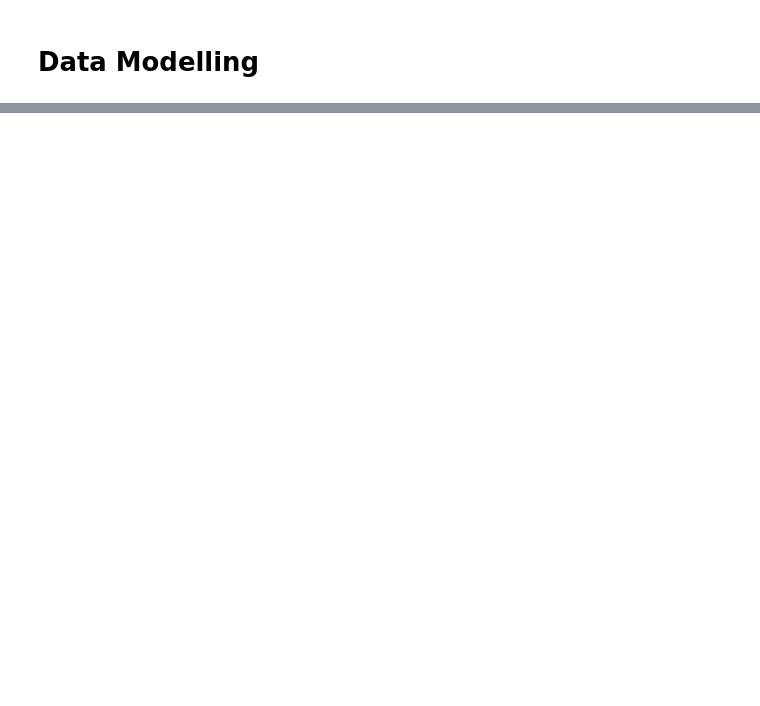
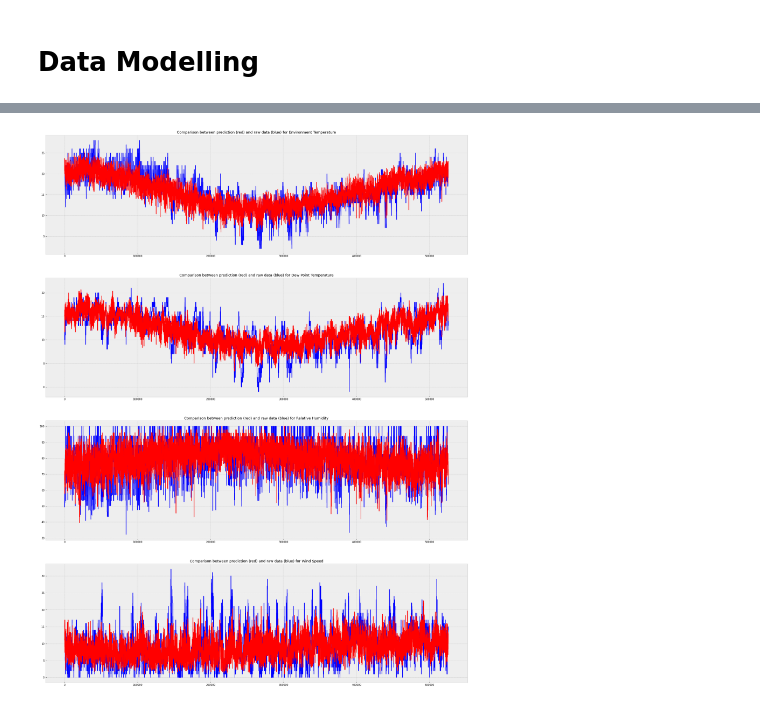
Before and after one commit to mwon369/MSA-Phase-2-2022-Data-Science-Project, a Jupyter notebook: submission.ipynb, the cells around one changed output, grey strips where cells are left out. Drawn from its saved outputs; the diff is of its cells as text; code cells hidden in the pictures; blank space fills up the shorter version.

```diff
--- a/submission.ipynb
+++ b/submission.ipynb
@@ -244,0 +275,45 @@ fig1.show()
+# %%
+yearly_timeframe = []
+
+for i in range(17520):
+    yearly_timeframe.append(i*30)
+
+yearly_timeframe_df = pd.DataFrame(yearly_timeframe, columns=["0"])
+prediction_comparison = knn_model.predict(yearly_timeframe_df)
+
+prediction_comparison_df = pd.DataFrame(prediction_comparison, columns=["0","1","2","3"])
+prediction_comparison_df.insert(0, "Yearly Timeframe",  yearly_timeframe)
+
+# graph the predictions against the raw data
+plt.style.use("bmh")
+fig3, (ax1, ax2, ax3, ax4) = plt.subplots(nrows=4, ncols=1)
+
+ax1.plot(graph_dataset["Timestamps as Minutes"], graph_dataset["tmpc"], color="blue")
+ax1.plot(prediction_comparison_df["Yearly Timeframe"], prediction_comparison_df["0"], color="red")
+ax1.set_title("Comparison between prediction (red) and raw data (blue) for Environment Temperature")
+ax1.set_xlabel("Time (Minutes)")
+ax1.set_ylabel("Environment Temperature (Degrees Celsius)")
+
+ax2.plot(graph_dataset["Timestamps as Minutes"], graph_dataset["dwpc"], color="blue")
+ax2.plot(prediction_comparison_df["Yearly Timeframe"], prediction_comparison_df["1"], color="red")
+ax2.set_title("Comparison between prediction (red) and raw data (blue) for Dew Point Temperature")
+ax2.set_xlabel("Time (Minutes)")
+ax2.set_ylabel("Dew Point Temperature (Degrees Celsius)")
+
+ax3.plot(graph_dataset["Timestamps as Minutes"], graph_dataset["relh"], color="blue")
+ax3.plot(prediction_comparison_df["Yearly Timeframe"], prediction_comparison_df["2"], color="red")
+ax3.set_title("Comparison between prediction (red) and raw data (blue) for Relative Humidity")
+ax3.set_xlabel("Time (Minutes)")
+ax3.set_ylabel("Relative Humidity (%)")
+
+ax4.plot(graph_dataset["Timestamps as Minutes"], graph_dataset["sknt"], color="blue")
+ax4.plot(prediction_comparison_df["Yearly Timeframe"], prediction_comparison_df["3"], color="red")
+ax4.set_title("Comparison between prediction (red) and raw data (blue) for Wind Speed")
+ax4.set_xlabel("Time (Minutes)")
+ax4.set_ylabel("Wind Speed (Knots)")
+
+fig3.set_size_inches(30,40)
+
+fig3.show()
+# %% [output]
+[figure, added]
```
Also changed, not shown: parts of 5 cells of this notebook.
